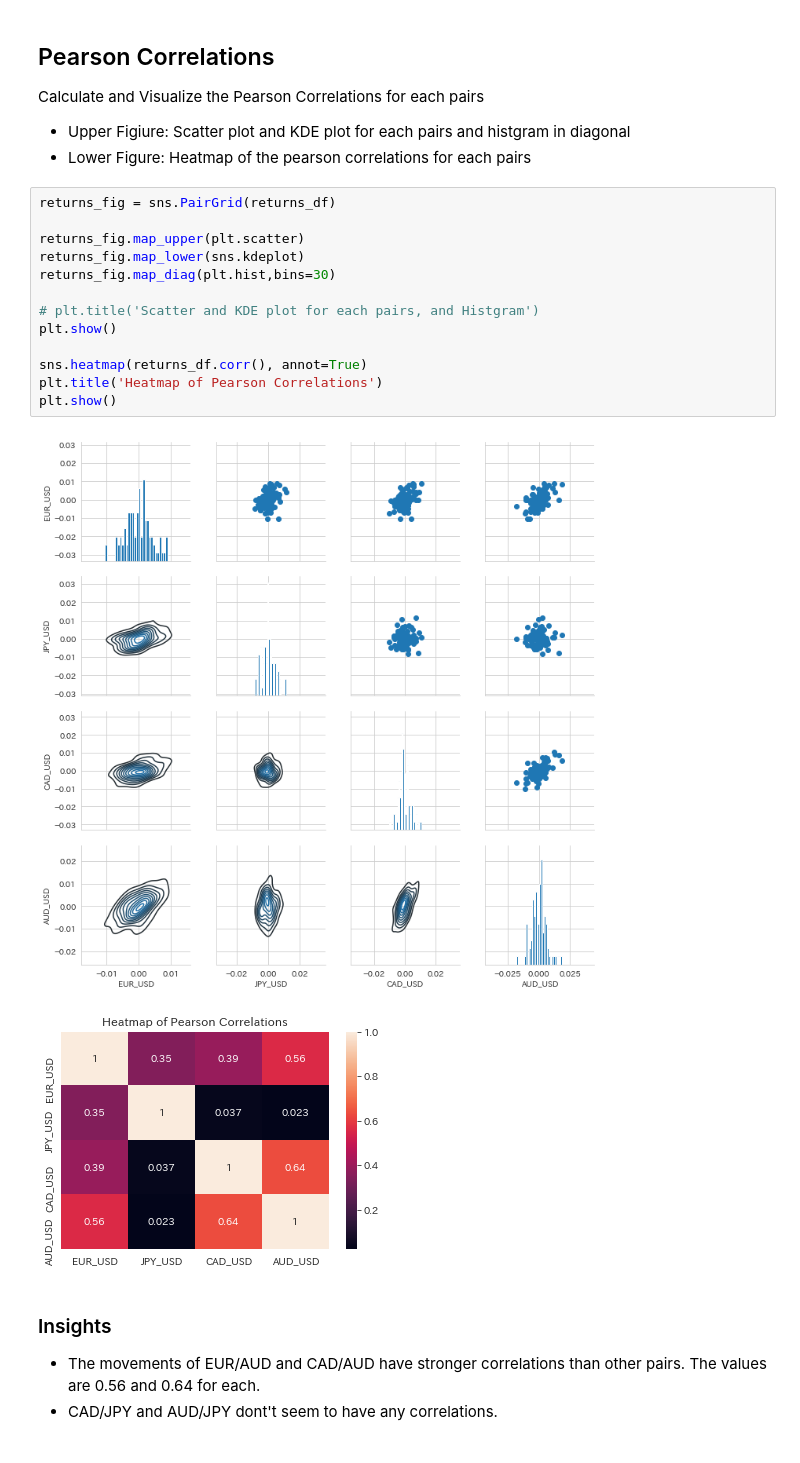
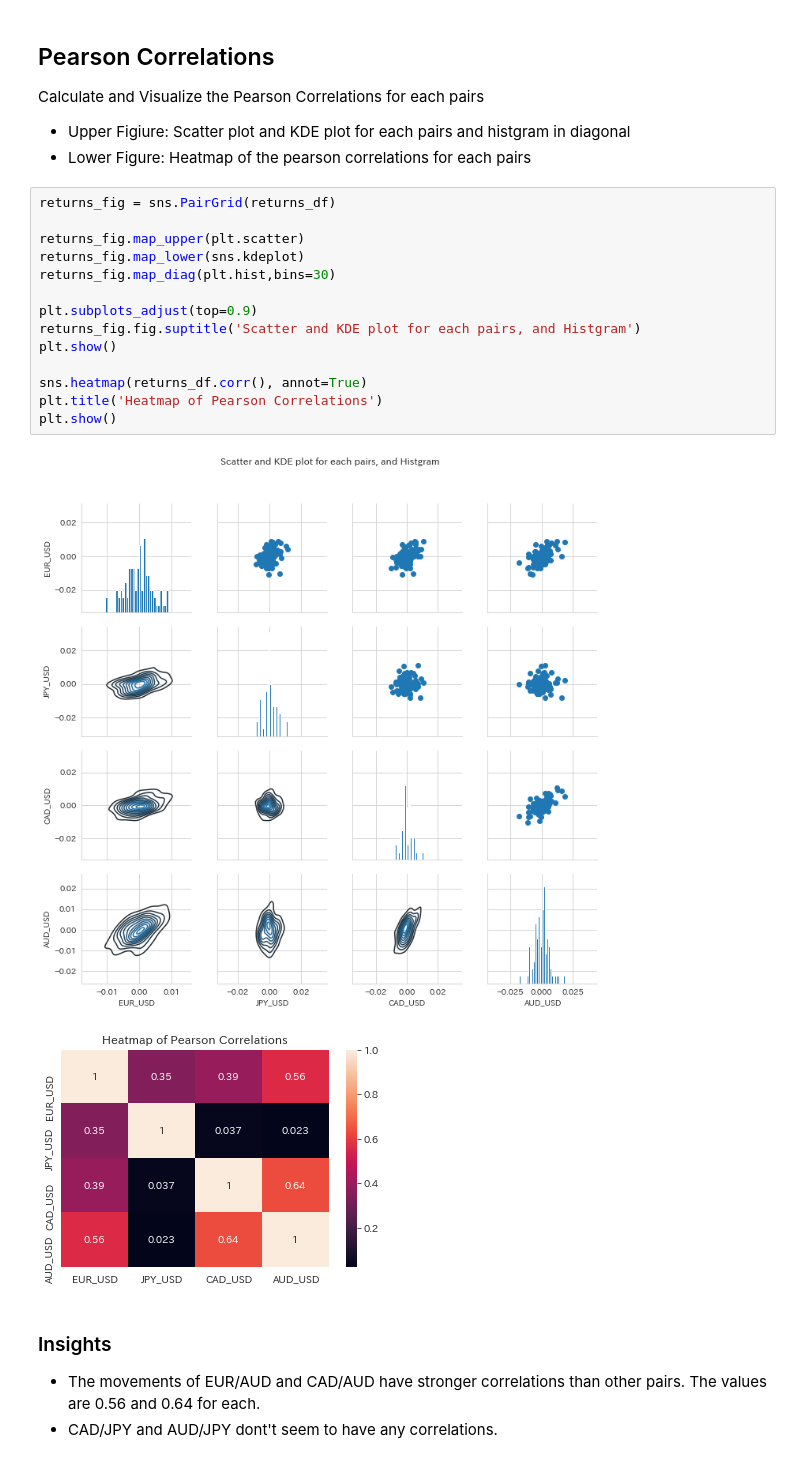
Before and after one commit to ymmy02/FX-Prediction-By-CNN, a Jupyter notebook: FX_Basic_Analysis.ipynb, the cells around one changed output. Saved outputs shown, nothing was run; the diff lists cells and outputs as text.

```diff
--- a/FX_Basic_Analysis.ipynb
+++ b/FX_Basic_Analysis.ipynb
@@ -78,18 +78,19 @@ Calculate and Visualize the Pearson Correlations for each pairs
 # %%
 returns_fig = sns.PairGrid(returns_df)
 
 returns_fig.map_upper(plt.scatter)
 returns_fig.map_lower(sns.kdeplot)
 returns_fig.map_diag(plt.hist,bins=30)
 
-# plt.title('Scatter and KDE plot for each pairs, and Histgram')
+plt.subplots_adjust(top=0.9)
+returns_fig.fig.suptitle('Scatter and KDE plot for each pairs, and Histgram')
 plt.show()
 
 sns.heatmap(returns_df.corr(), annot=True)
 plt.title('Heatmap of Pearson Correlations')
 plt.show()
 # %% [output]
-[figure, old version]
+[figure, new version]
 [figure]
 # %% [markdown]
 ### Insights
```
Also changed, not shown: parts of 3 cells of this notebook.
